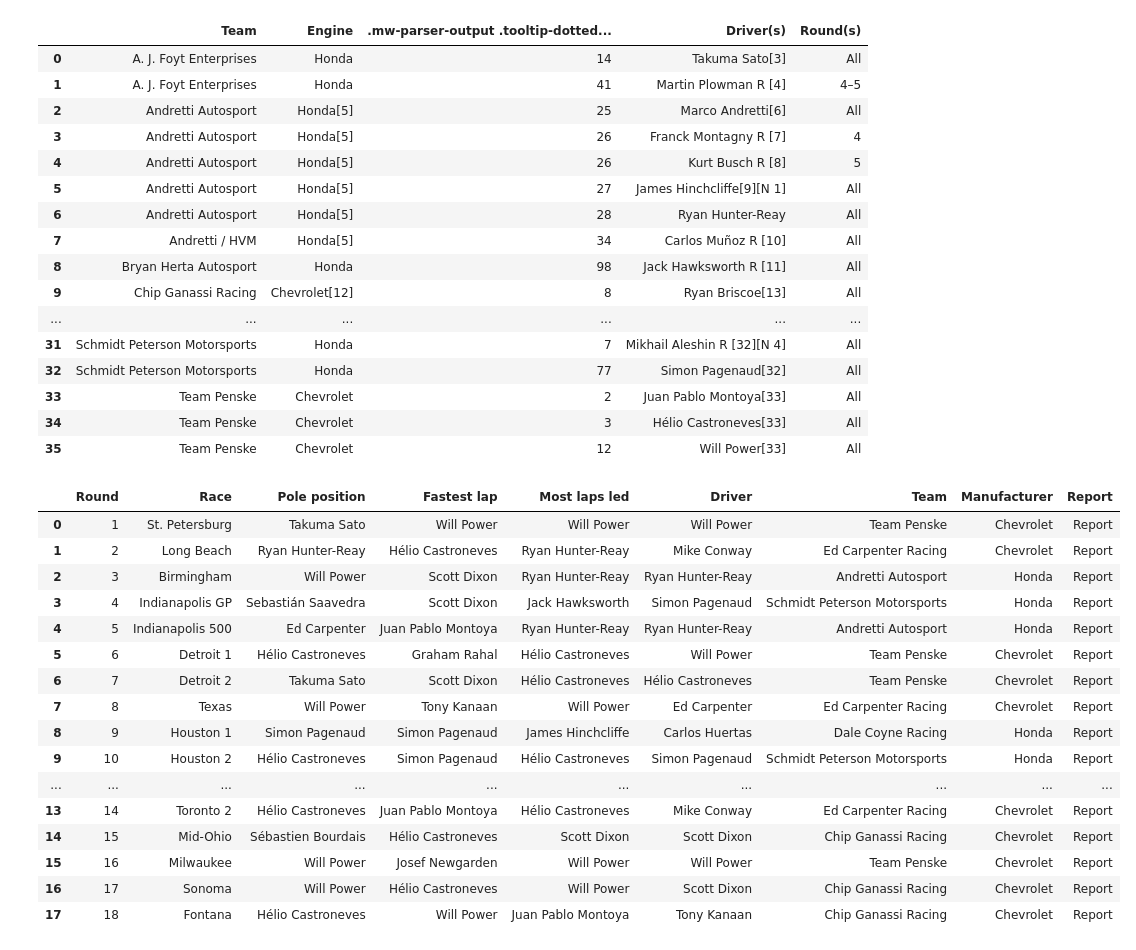
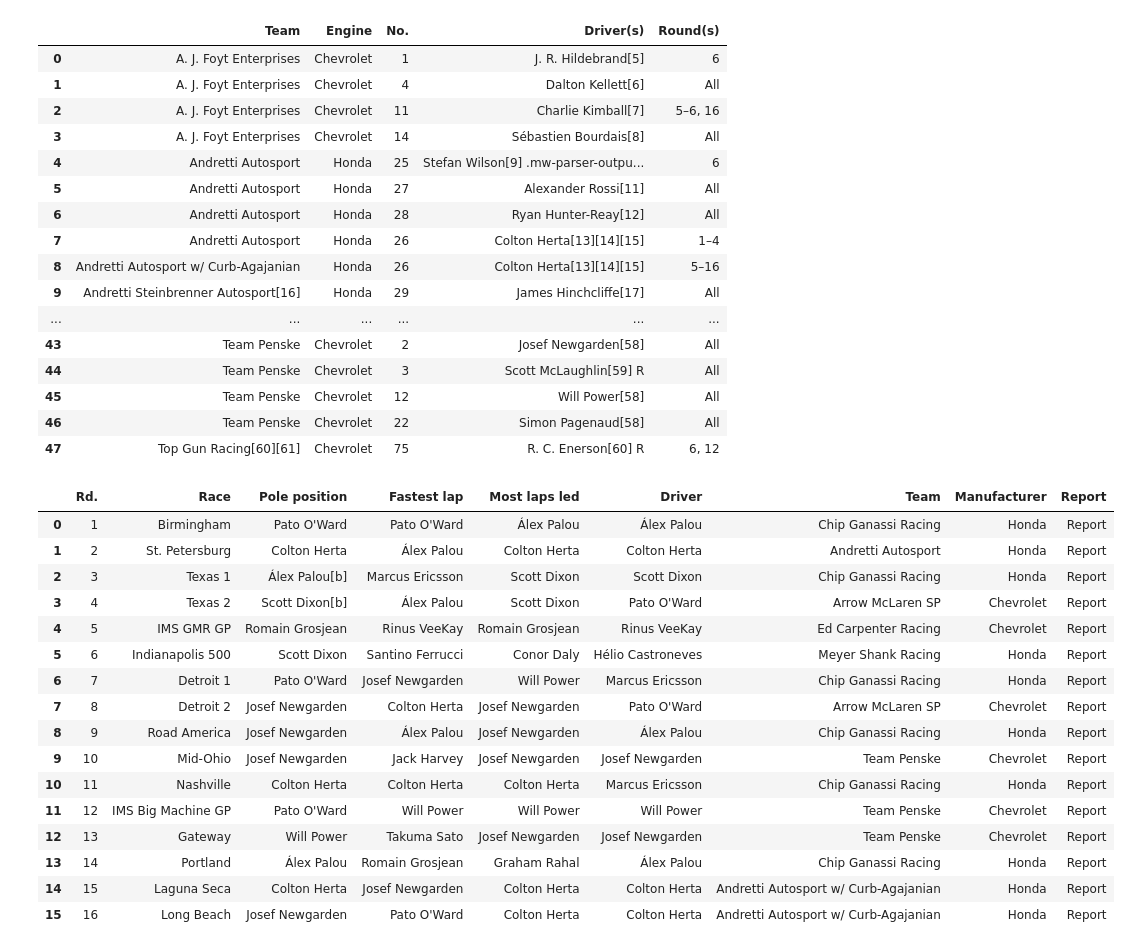
Before and after one commit to kztrp/MotorsportStats, a Jupyter notebook: IndycarCalendarImporter.ipynb, the cells around one changed output. Drawn from its saved outputs; the diff is of its cells as text; code cells hidden in the pictures.

```diff
--- a/IndycarCalendarImporter.ipynb
+++ b/IndycarCalendarImporter.ipynb
@@ -2,51 +2,52 @@
 import pandas as pd
 import numpy as np
 # %%
-tables = pd.read_html('https://en.wikipedia.org/wiki/2014_IndyCar_Series')
+tables = pd.read_html('https://en.wikipedia.org/wiki/2021_IndyCar_Series')
 tables[1]
 # %% [output]
-|  | Team | Engine | .mw-parser-output .tooltip-dotted... | Driver(s) | Round(s) |
-| 0 | A. J. Foyt Enterprises | Honda | 14 | Takuma Sato[3] | All |
-| 1 | A. J. Foyt Enterprises | Honda | 41 | Martin Plowman R [4] | 4–5 |
-| 2 | Andretti Autosport | Honda[5] | 25 | Marco Andretti[6] | All |
-| 3 | Andretti Autosport | Honda[5] | 26 | Franck Montagny R [7] | 4 |
-| 4 | Andretti Autosport | Honda[5] | 26 | Kurt Busch R [8] | 5 |
-| 5 | Andretti Autosport | Honda[5] | 27 | James Hinchcliffe[9][N 1] | All |
-| 6 | Andretti Autosport | Honda[5] | 28 | Ryan Hunter-Reay | All |
-| 7 | Andretti / HVM | Honda[5] | 34 | Carlos Muñoz R [10] | All |
-| 8 | Bryan Herta Autosport | Honda | 98 | Jack Hawksworth R [11] | All |
-| 9 | Chip Ganassi Racing | Chevrolet[12] | 8 | Ryan Briscoe[13] | All |
+|  | Team | Engine | No. | Driver(s) | Round(s) |
+| 0 | A. J. Foyt Enterprises | Chevrolet | 1 | J. R. Hildebrand[5] | 6 |
+| 1 | A. J. Foyt Enterprises | Chevrolet | 4 | Dalton Kellett[6] | All |
+| 2 | A. J. Foyt Enterprises | Chevrolet | 11 | Charlie Kimball[7] | 5–6, 16 |
+| 3 | A. J. Foyt Enterprises | Chevrolet | 14 | Sébastien Bourdais[8] | All |
+| 4 | Andretti Autosport | Honda | 25 | Stefan Wilson[9] .mw-parser-outpu... | 6 |
+| 5 | Andretti Autosport | Honda | 27 | Alexander Rossi[11] | All |
+| 6 | Andretti Autosport | Honda | 28 | Ryan Hunter-Reay[12] | All |
+| 7 | Andretti Autosport | Honda | 26 | Colton Herta[13][14][15] | 1–4 |
+| 8 | Andretti Autosport w/ Curb-Agajanian | Honda | 26 | Colton Herta[13][14][15] | 5–16 |
+| 9 | Andretti Steinbrenner Autosport[16] | Honda | 29 | James Hinchcliffe[17] | All |
 | ... | ... | ... | ... | ... | ... |
-| 31 | Schmidt Peterson Motorsports | Honda | 7 | Mikhail Aleshin R [32][N 4] | All |
-| 32 | Schmidt Peterson Motorsports | Honda | 77 | Simon Pagenaud[32] | All |
-| 33 | Team Penske | Chevrolet | 2 | Juan Pablo Montoya[33] | All |
-| 34 | Team Penske | Chevrolet | 3 | Hélio Castroneves[33] | All |
-| 35 | Team Penske | Chevrolet | 12 | Will Power[33] | All |
+| 43 | Team Penske | Chevrolet | 2 | Josef Newgarden[58] | All |
+| 44 | Team Penske | Chevrolet | 3 | Scott McLaughlin[59] R | All |
+| 45 | Team Penske | Chevrolet | 12 | Will Power[58] | All |
+| 46 | Team Penske | Chevrolet | 22 | Simon Pagenaud[58] | All |
+| 47 | Top Gun Racing[60][61] | Chevrolet | 75 | R. C. Enerson[60] R | 6, 12 |
 # %%
-season = 2014
+season = 2021
 lineups = tables[1].copy()
 calendar = tables[2]
-results = tables[3]
+results = tables[3].copy()
 # calendar = pd.concat([calendar.iloc[:6], calendar.iloc[5:]], axis=0, ignore_index=True)
+results.columns = results.columns.droplevel()
 results
 # %% [output]
-|  | Round | Race | Pole position | Fastest lap | Most laps led | Driver | Team | Manufacturer | Report |
-| 0 | 1 | St. Petersburg | Takuma Sato | Will Power | Will Power | Will Power | Team Penske | Chevrolet | Report |
-| 1 | 2 | Long Beach | Ryan Hunter-Reay | Hélio Castroneves | Ryan Hunter-Reay | Mike Conway | Ed Carpenter Racing | Chevrolet | Report |
-| 2 | 3 | Birmingham | Will Power | Scott Dixon | Ryan Hunter-Reay | Ryan Hunter-Reay | Andretti Autosport | Honda | Report |
-| 3 | 4 | Indianapolis GP | Sebastián Saavedra | Scott Dixon | Jack Hawksworth | Simon Pagenaud | Schmidt Peterson Motorsports | Honda | Report |
-| 4 | 5 | Indianapolis 500 | Ed Carpenter | Juan Pablo Montoya | Ryan Hunter-Reay | Ryan Hunter-Reay | Andretti Autosport | Honda | Report |
-| 5 | 6 | Detroit 1 | Hélio Castroneves | Graham Rahal | Hélio Castroneves | Will Power | Team Penske | Chevrolet | Report |
-| 6 | 7 | Detroit 2 | Takuma Sato | Scott Dixon | Hélio Castroneves | Hélio Castroneves | Team Penske | Chevrolet | Report |
-| 7 | 8 | Texas | Will Power | Tony Kanaan | Will Power | Ed Carpenter | Ed Carpenter Racing | Chevrolet | Report |
-| 8 | 9 | Houston 1 | Simon Pagenaud | Simon Pagenaud | James Hinchcliffe | Carlos Huertas | Dale Coyne Racing | Honda | Report |
-| 9 | 10 | Houston 2 | Hélio Castroneves | Simon Pagenaud | Hélio Castroneves | Simon Pagenaud | Schmidt Peterson Motorsports | Honda | Report |
-| ... | ... | ... | ... | ... | ... | ... | ... | ... | ... |
-| 13 | 14 | Toronto 2 | Hélio Castroneves | Juan Pablo Montoya | Hélio Castroneves | Mike Conway | Ed Carpenter Racing | Chevrolet | Report |
-| 14 | 15 | Mid-Ohio | Sébastien Bourdais | Hélio Castroneves | Scott Dixon | Scott Dixon | Chip Ganassi Racing | Chevrolet | Report |
-| 15 | 16 | Milwaukee | Will Power | Josef Newgarden | Will Power | Will Power | Team Penske | Chevrolet | Report |
-| 16 | 17 | Sonoma | Will Power | Hélio Castroneves | Will Power | Scott Dixon | Chip Ganassi Racing | Chevrolet | Report |
-| 17 | 18 | Fontana | Hélio Castroneves | Will Power | Juan Pablo Montoya | Tony Kanaan | Chip Ganassi Racing | Chevrolet | Report |
+|  | Rd. | Race | Pole position | Fastest lap | Most laps led | Driver | Team | Manufacturer | Report |
+| 0 | 1 | Birmingham | Pato O'Ward | Pato O'Ward | Álex Palou | Álex Palou | Chip Ganassi Racing | Honda | Report |
+| 1 | 2 | St. Petersburg | Colton Herta | Álex Palou | Colton Herta | Colton Herta | Andretti Autosport | Honda | Report |
+| 2 | 3 | Texas 1 | Álex Palou[b] | Marcus Ericsson | Scott Dixon | Scott Dixon | Chip Ganassi Racing | Honda | Report |
+| 3 | 4 | Texas 2 | Scott Dixon[b] | Álex Palou | Scott Dixon | Pato O'Ward | Arrow McLaren SP | Chevrolet | Report |
+| 4 | 5 | IMS GMR GP | Romain Grosjean | Rinus VeeKay | Romain Grosjean | Rinus VeeKay | Ed Carpenter Racing | Chevrolet | Report |
+| 5 | 6 | Indianapolis 500 | Scott Dixon | Santino Ferrucci | Conor Daly | Hélio Castroneves | Meyer Shank Racing | Honda | Report |
+| 6 | 7 | Detroit 1 | Pato O'Ward | Josef Newgarden | Will Power | Marcus Ericsson | Chip Ganassi Racing | Honda | Report |
+| 7 | 8 | Detroit 2 | Josef Newgarden | Colton Herta | Josef Newgarden | Pato O'Ward | Arrow McLaren SP | Chevrolet | Report |
+| 8 | 9 | Road America | Josef Newgarden | Álex Palou | Josef Newgarden | Álex Palou | Chip Ganassi Racing | Honda | Report |
+| 9 | 10 | Mid-Ohio | Josef Newgarden | Jack Harvey | Josef Newgarden | Josef Newgarden | Team Penske | Chevrolet | Report |
+| 10 | 11 | Nashville | Colton Herta | Colton Herta | Colton Herta | Marcus Ericsson | Chip Ganassi Racing | Honda | Report |
+| 11 | 12 | IMS Big Machine GP | Pato O'Ward | Will Power | Will Power | Will Power | Team Penske | Chevrolet | Report |
+| 12 | 13 | Gateway | Will Power | Takuma Sato | Josef Newgarden | Josef Newgarden | Team Penske | Chevrolet | Report |
+| 13 | 14 | Portland | Álex Palou | Romain Grosjean | Graham Rahal | Álex Palou | Chip Ganassi Racing | Honda | Report |
+| 14 | 15 | Laguna Seca | Colton Herta | Josef Newgarden | Colton Herta | Colton Herta | Andretti Autosport w/ Curb-Agajanian | Honda | Report |
+| 15 | 16 | Long Beach | Josef Newgarden | Pato O'Ward | Colton Herta | Colton Herta | Andretti Autosport w/ Curb-Agajanian | Honda | Report |
 # %%
 # lineups['Drivers'] = lineups['Drivers'].str.replace(' \(R\)', '')
 lineups = lineups.rename(columns = {'Driver(s)':'Drivers'})
```
Also changed, not shown: parts of 7 cells of this notebook, 3 other files.
